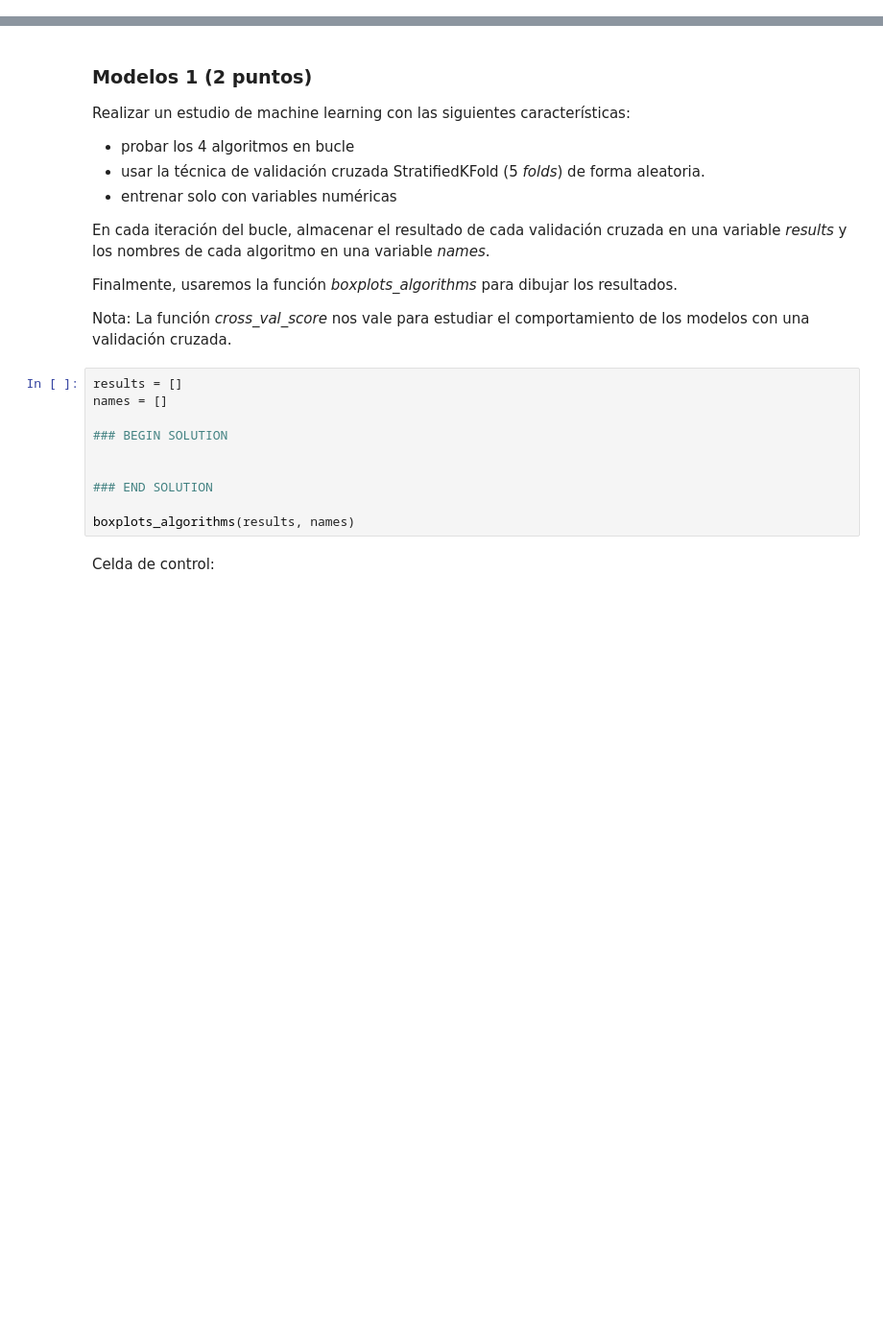
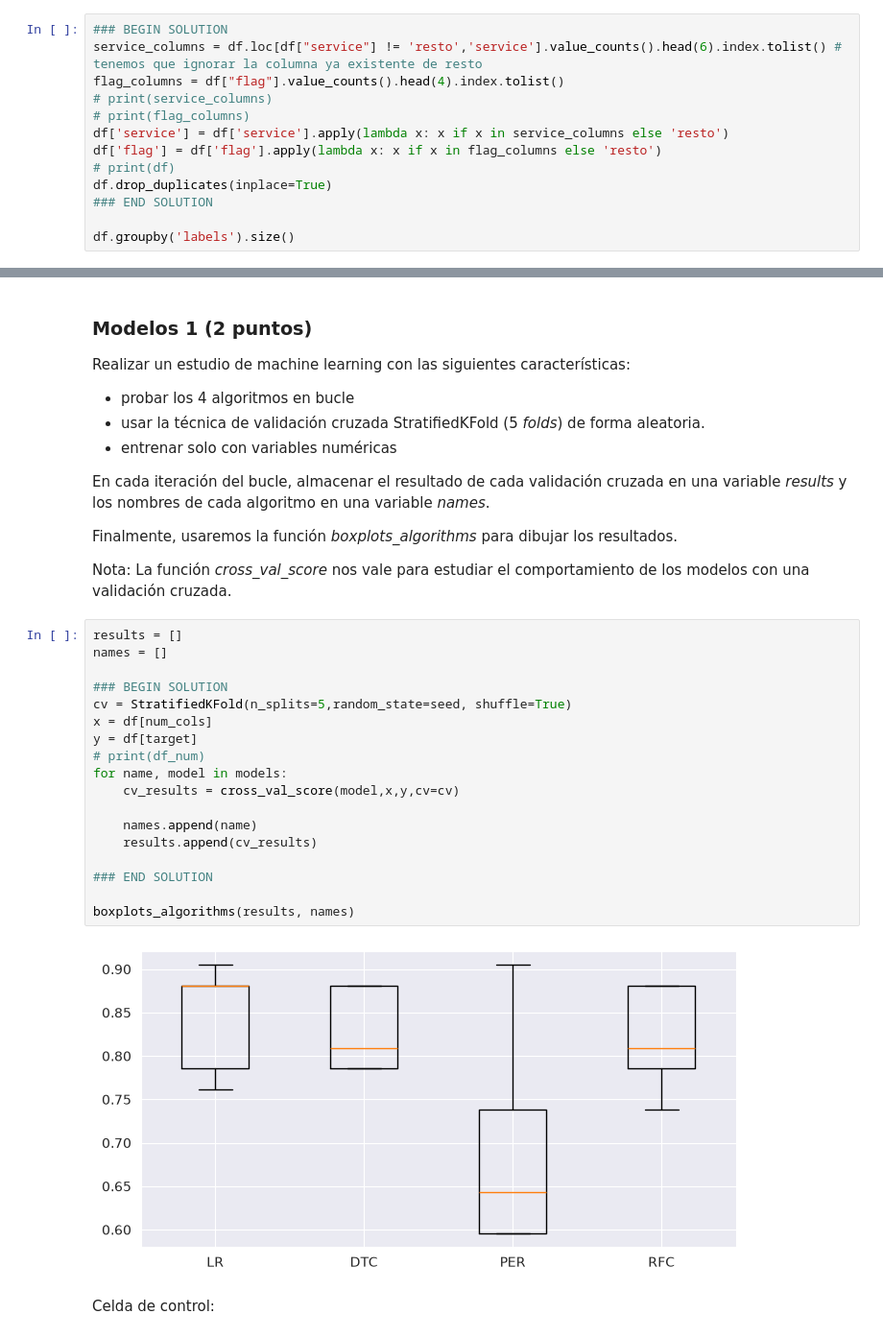
Before and after one commit to gerardofv02/Master, a Jupyter notebook: Machine learning - PART IV/Tarea/ejercicio2.ipynb, the cells around one changed output, grey strips where cells are left out. Shown at 96% size. Saved outputs shown, nothing was run; the diff lists cells and outputs as text; blank space fills up the shorter version.

```diff
--- a/Machine learning - PART IV/Tarea/ejercicio2.ipynb
+++ b/Machine learning - PART IV/Tarea/ejercicio2.ipynb
@@ -96,0 +113,13 @@ df.groupby('labels').size()
+# %%
+### BEGIN SOLUTION
+service_columns = df.loc[df["service"] != 'resto','service'].value_counts().head(6).index.tolist() # tenemos que ignorar la columna ya existente de resto
+flag_columns = df["flag"].value_counts().head(4).index.tolist()
+# print(service_columns)
+# print(flag_columns)
+df['service'] = df['service'].apply(lambda x: x if x in service_columns else 'resto')
+df['flag'] = df['flag'].apply(lambda x: x if x in flag_columns else 'resto')
+# print(df)
+df.drop_duplicates(inplace=True)
+### END SOLUTION
+
+df.groupby('labels').size()
@@ -156,16 +190,26 @@ En cada iteración del bucle, almacenar el resultado de cada validación cruzada
 Finalmente, usaremos la función *boxplots_algorithms* para dibujar los resultados.
 
 Nota: La función _cross_val_score_ nos vale para estudiar el comportamiento de los modelos con una validación cruzada.
-# %%
-results = []
-names = []
-
-### BEGIN SOLUTION
-
-
-### END SOLUTION
-
-boxplots_algorithms(results, names)
+# %%
+results = []
+names = []
+
+### BEGIN SOLUTION
+cv = StratifiedKFold(n_splits=5,random_state=seed, shuffle=True)
+x = df[num_cols]
+y = df[target]
+# print(df_num)
+for name, model in models:
+    cv_results = cross_val_score(model,x,y,cv=cv)
+
+    names.append(name)
+    results.append(cv_results)
+
+### END SOLUTION
+
+boxplots_algorithms(results, names)
+# %% [output]
+[figure, added]
 # %% [markdown]
 Celda de control:
 # %%
```
Also changed, not shown: parts of 11 cells of this notebook, 1 other file.
